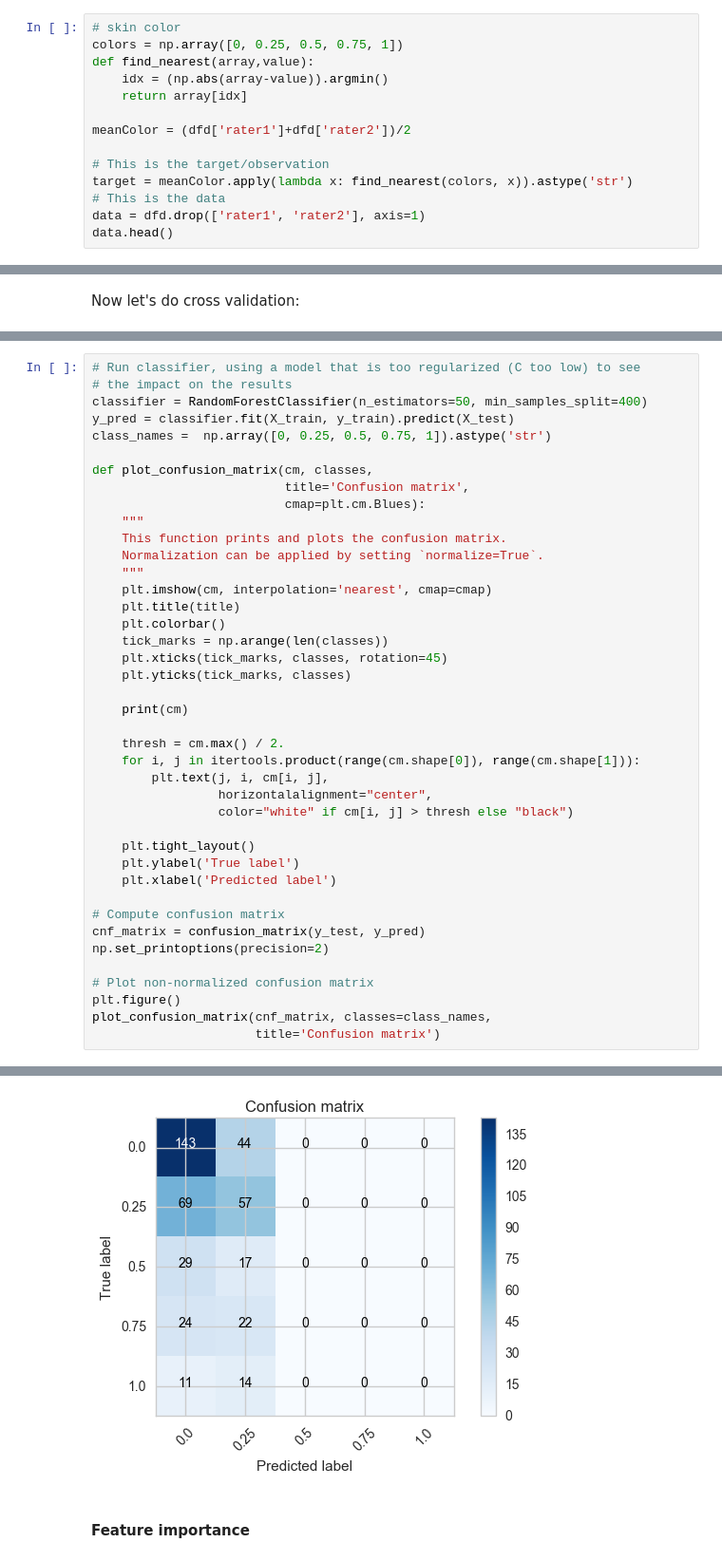
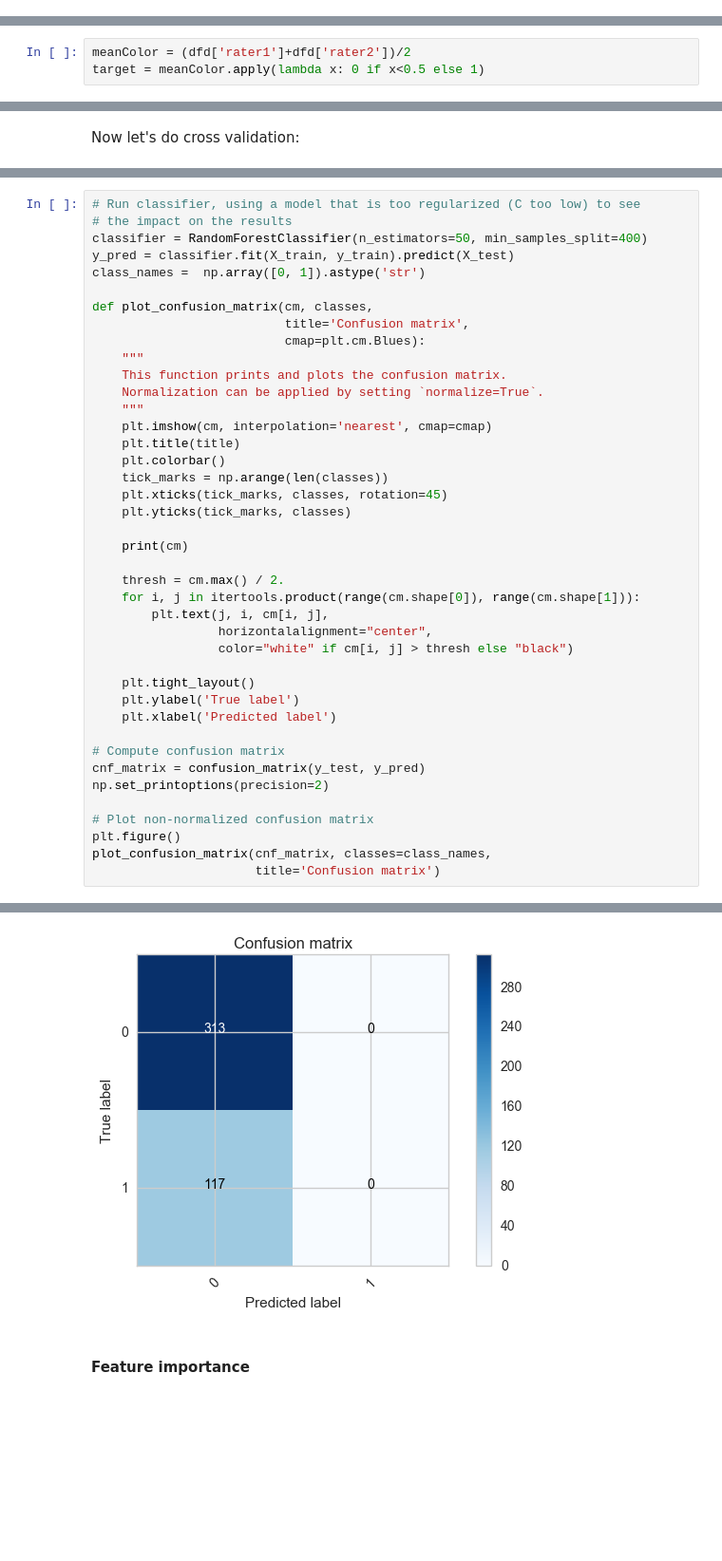
Before and after one commit to bojbilla/AdaHomeworks, a Jupyter notebook: 04 - Applied ML/HW4.ipynb, the cells around one changed output, grey strips where cells are left out. Shown: that part at 95% size. Cells and saved outputs as stored; diff of their text form; blank space fills up the shorter version.

```diff
--- a/04 - Applied ML/HW4.ipynb
+++ b/04 - Applied ML/HW4.ipynb
@@ -91,17 +91,3 @@ dfd['weight'].fillna(meanW, inplace=True)
 hs = dfd['height']
 meanH = hs.dropna().mean()
 dfd['height'].fillna(meanH, inplace=True)
-# %%
-# skin color
-colors = np.array([0, 0.25, 0.5, 0.75, 1])
-def find_nearest(array,value):
-    idx = (np.abs(array-value)).argmin()
-    return array[idx]
-
-meanColor = (dfd['rater1']+dfd['rater2'])/2
-
-# This is the target/observation
-target = meanColor.apply(lambda x: find_nearest(colors, x)).astype('str')
-# This is the data
-data = dfd.drop(['rater1', 'rater2'], axis=1)
-data.head()
@@ -116,3 +96,6 @@ data.head()
+# %%
+meanColor = (dfd['rater1']+dfd['rater2'])/2
+target = meanColor.apply(lambda x: 0 if x<0.5 else 1)
 # %% [markdown]
 #### Encode the categorical features
 # %%
@@ -255,7 +248,7 @@ We can see below in the confusion matrix, that all labels are predicted as '0' o
 # the impact on the results
 classifier = RandomForestClassifier(n_estimators=50, min_samples_split=400)
 y_pred = classifier.fit(X_train, y_train).predict(X_test)
-class_names =  np.array([0, 0.25, 0.5, 0.75, 1]).astype('str')
+class_names =  np.array([0, 1]).astype('str')
 
 def plot_confusion_matrix(cm, classes,
                           title='Confusion matrix',
@@ -300,4 +290,4 @@ plot_confusion_matrix(cnf_matrix, classes=class_names,
-[figure, old version]
+[figure, new version]
 # %% [markdown]
 #### Feature importance
 # %%
```
Also changed, not shown: parts of 25 cells of this notebook.
